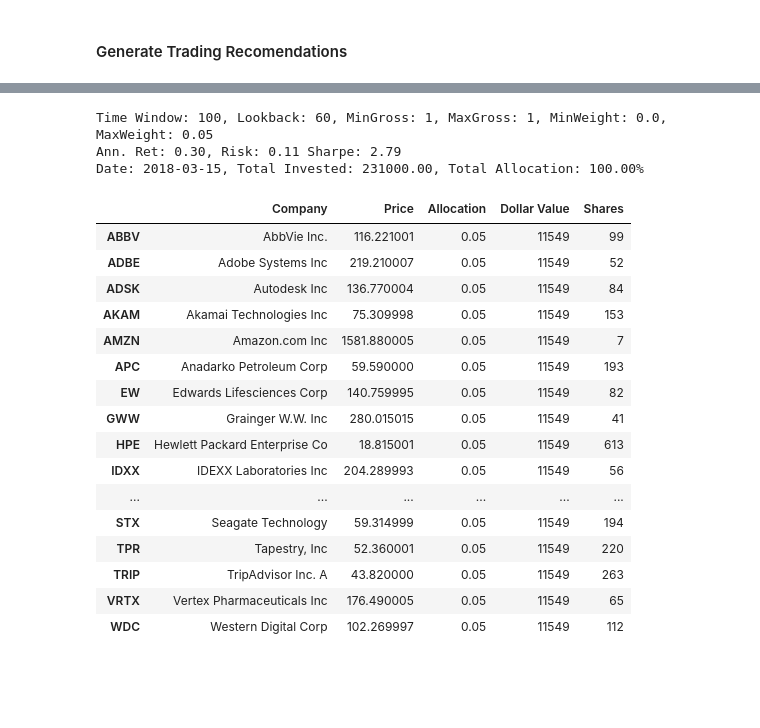
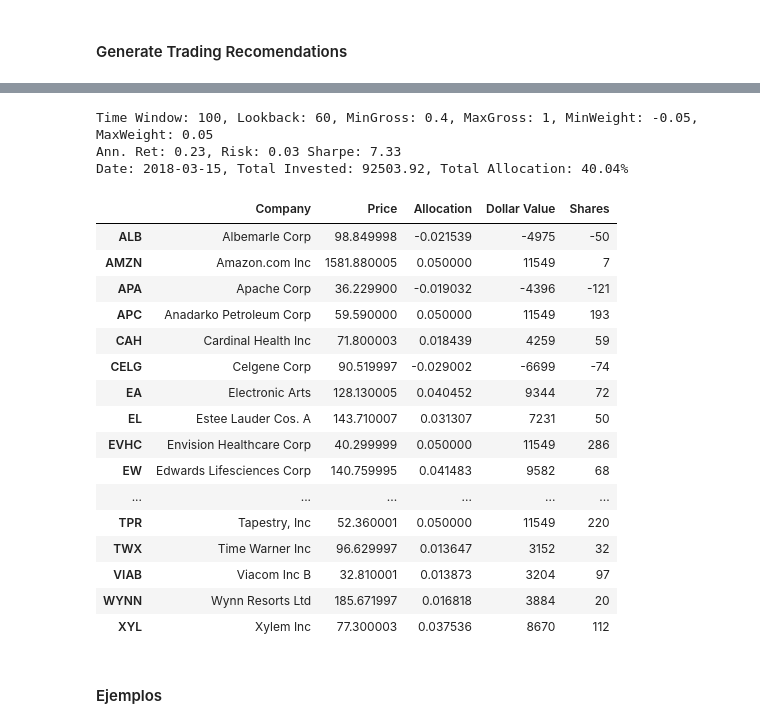
Before and after one commit to veigaco/quantum, a Jupyter notebook: algo_staging-short.ipynb, the cells around one changed output, grey strips where cells are left out. Saved outputs shown, nothing was run; the diff lists cells and outputs as text; code cells hidden in the pictures; blank space fills up the shorter version.

Commit message:
first working version of L/S optimization

```diff
--- a/algo_staging-short.ipynb
+++ b/algo_staging-short.ipynb
@@ -27,7 +27,10 @@ refresh_pricing = False
 universe = 'spy-sectors' # 'spy_sectors OR 'ark_etfs'
 active_etf = None # ETF name OR None for broad market
 #variables for performance analysis
-lb = 60; min_gross=1; max_gross=1; min_w=0.0; max_w=0.05 # default optimization vars
+lb = 60; min_gross=0.5; max_gross=1; min_w=-0.05; max_w=0.05 # default optimization vars
+g_samples = 100; gamma_vals = np.logspace(-2, 3, num=g_samples)
+min_len = 5; pos_filter = 0.01
+rebal_frequency = 'W-WED'
 # %% [markdown]
 #### Load sector components from hard-drive
 # %%
@@ -139,0 +196,6 @@ Gamma: 0.03, SR Ratio 2.79, Lookback: 60, Max Weight: 0.05
+# %%
+# calculates gamma for a single date
+d = '2018-01-11'
+#subset = consol_px.loc[:d]
+subset = consol_px
+gamma_val, gamma_sr = quick_gamma(gamma_vals, subset, hist_window, lb, min_gross, max_gross, min_w, max_w)
@@ -140,6 +248,8 @@ Gamma: 0.03, SR Ratio 2.79, Lookback: 60, Max Weight: 0.05
 # %%
-# LONG-ONLY # portfolio optimization
-px_portion, returns, alloc, pdf = recommend_allocs(
-    consol_px, hist_window, lb, as_of, min_gross, max_gross, min_w, max_w, gamma_val)
-rec = last_allocation(alloc, 0.01)
-rec.T
+# run portfolio with best net exposure
+min_gross = perf_metrics.index[0] # updates with best net exposure
+px_portion, returns, alloc, pdf = ls_recommend_allocs(
+        consol_px, lb, min_gross, max_gross, min_w, max_w, gamma_val)
+rec = last_allocation(alloc, min_w)
+recommend = filter_ls(rec, pos_filter)
+tickers = recommend.index.tolist()
@@ -229,10 +256,16 @@ array([0.05, 0.9 ])
 # %%
-## tickers = rec.index.tolist()
-recommend = rec.copy()
 cos_no_dup = companies.drop_duplicates(subset='Company')
 recommend['Sector'] = cos_no_dup.loc[tickers]['ETF']
 recommend['Company'] = cos_no_dup.loc[tickers][['Company']]
 recommend = recommend.astype({"Allocation": np.float})
 recommend[['Company', 'Sector', 'Allocation']]
+# esto debe estar dentro de portfolio metrics
+print("{} Positions, {} Long, {} Short, Long Exposure: {}, Short Exposure {}".format(
+    len(recommend.index),
+    len(recommend[recommend['Allocation'] > 0]),
+    len(recommend[recommend['Allocation'] < 0 ]),
+    recommend[recommend['Allocation'] > 0]['Allocation'].sum(),
+    recommend[recommend['Allocation'] < 0]['Allocation'].sum())
+     )
 recommend
 # %% [output]
@@ -294,49 +333,51 @@ pdf.pct_change().plot(kind='hist', figsize=(4,3), fontsize='small')
 [drawing not drawn]
 # %%
 # Outputs for trade execution
-px = consol_px[recommend.index][-lb:]
+px = consol_px[tickers][-lb:]
 date = px[-1:].index.to_datetime().strftime(date_fmt)[0]
 ret, risk = port_metrics(px_portion, rec)
 
 trading_cols = ['Company', 'Price', 'Allocation', 'Dollar Value', 'Shares']
-trading_df = pd.DataFrame([], index=rec.index, columns=trading_cols)
+trading_df = pd.DataFrame([], index=recommend.index, columns=trading_cols)
 
 round_shares = lambda x: round(x, 0)
-port_bal = 231000; alloc = rec.T.values
+port_bal = 231000; alloc = recommend['Allocation']
 pvalue = (port_bal * alloc)
 shares = (port_bal * alloc) / px[-1:]
 shares.apply(round_shares).T.sort_index()
 
 trading_df['Company'] = recommend['Company']
 trading_df['Price'] = px[-1:].T
 trading_df['Allocation'] = recommend['Allocation']
 trading_df['Dollar Value'] = trading_df['Allocation'] * port_bal
 trading_df['Shares'] = trading_df['Dollar Value'] / trading_df['Price']
 
 print("Time Window: {}, Lookback: {}, MinGross: {}, MaxGross: {}, MinWeight: {}, MaxWeight: {}".format(hist_window, lb, min_gross, max_gross, min_w, max_w))
 print("Ann. Ret: {0:.2f}, Risk: {1:.2f} Sharpe: {2:.2f}".format(ret, risk, ret / risk))
 print("Date: {0}, Total Invested: {1:.2f}, Total Allocation: {2:.2f}%".format(date, trading_df['Dollar Value'].sum(), trading_df['Allocation'].sum() * 100))
 trading_df.head()
 trading_df = trading_df.astype({'Dollar Value':np.int, 'Shares':np.int})
 trading_df.sort_index()
 # %% [output]
-Time Window: 100, Lookback: 60, MinGross: 1, MaxGross: 1, MinWeight: 0.0, MaxWeight: 0.05
-Ann. Ret: 0.30, Risk: 0.11 Sharpe: 2.79
-Date: 2018-03-15, Total Invested: 231000.00, Total Allocation: 100.00%
+Time Window: 100, Lookback: 60, MinGross: 0.4, MaxGross: 1, MinWeight: -0.05, MaxWeight: 0.05
+Ann. Ret: 0.23, Risk: 0.03 Sharpe: 7.33
+Date: 2018-03-15, Total Invested: 92503.92, Total Allocation: 40.04%
 |  | Company | Price | Allocation | Dollar Value | Shares |
-| ABBV | AbbVie Inc. | 116.221001 | 0.05 | 11549 | 99 |
-| ADBE | Adobe Systems Inc | 219.210007 | 0.05 | 11549 | 52 |
-| ADSK | Autodesk Inc | 136.770004 | 0.05 | 11549 | 84 |
-| AKAM | Akamai Technologies Inc | 75.309998 | 0.05 | 11549 | 153 |
-| AMZN | Amazon.com Inc | 1581.880005 | 0.05 | 11549 | 7 |
-| APC | Anadarko Petroleum Corp | 59.590000 | 0.05 | 11549 | 193 |
-| EW | Edwards Lifesciences Corp | 140.759995 | 0.05 | 11549 | 82 |
-| GWW | Grainger W.W. Inc | 280.015015 | 0.05 | 11549 | 41 |
-| HPE | Hewlett Packard Enterprise Co | 18.815001 | 0.05 | 11549 | 613 |
-| IDXX | IDEXX Laboratories Inc | 204.289993 | 0.05 | 11549 | 56 |
+| ALB | Albemarle Corp | 98.849998 | -0.021539 | -4975 | -50 |
+| AMZN | Amazon.com Inc | 1581.880005 | 0.050000 | 11549 | 7 |
+| APA | Apache Corp | 36.229900 | -0.019032 | -4396 | -121 |
+| APC | Anadarko Petroleum Corp | 59.590000 | 0.050000 | 11549 | 193 |
+| CAH | Cardinal Health Inc | 71.800003 | 0.018439 | 4259 | 59 |
+| CELG | Celgene Corp | 90.519997 | -0.029002 | -6699 | -74 |
+| EA | Electronic Arts | 128.130005 | 0.040452 | 9344 | 72 |
+| EL | Estee Lauder Cos. A | 143.710007 | 0.031307 | 7231 | 50 |
+| EVHC | Envision Healthcare Corp | 40.299999 | 0.050000 | 11549 | 286 |
+| EW | Edwards Lifesciences Corp | 140.759995 | 0.041483 | 9582 | 68 |
 | ... | ... | ... | ... | ... | ... |
-| STX | Seagate Technology | 59.314999 | 0.05 | 11549 | 194 |
-| TPR | Tapestry, Inc | 52.360001 | 0.05 | 11549 | 220 |
-| TRIP | TripAdvisor Inc. A | 43.820000 | 0.05 | 11549 | 263 |
-| VRTX | Vertex Pharmaceuticals Inc | 176.490005 | 0.05 | 11549 | 65 |
-| WDC | Western Digital Corp | 102.269997 | 0.05 | 11549 | 112 |
+| TPR | Tapestry, Inc | 52.360001 | 0.050000 | 11549 | 220 |
+| TWX | Time Warner Inc | 96.629997 | 0.013647 | 3152 | 32 |
+| VIAB | Viacom Inc B | 32.810001 | 0.013873 | 3204 | 97 |
+| WYNN | Wynn Resorts Ltd | 185.671997 | 0.016818 | 3884 | 20 |
+| XYL | Xylem Inc | 77.300003 | 0.037536 | 8670 | 112 |
+# %% [markdown]
+#### Ejemplos
```
Also changed, not shown: parts of 24 cells of this notebook, 1 other file.
